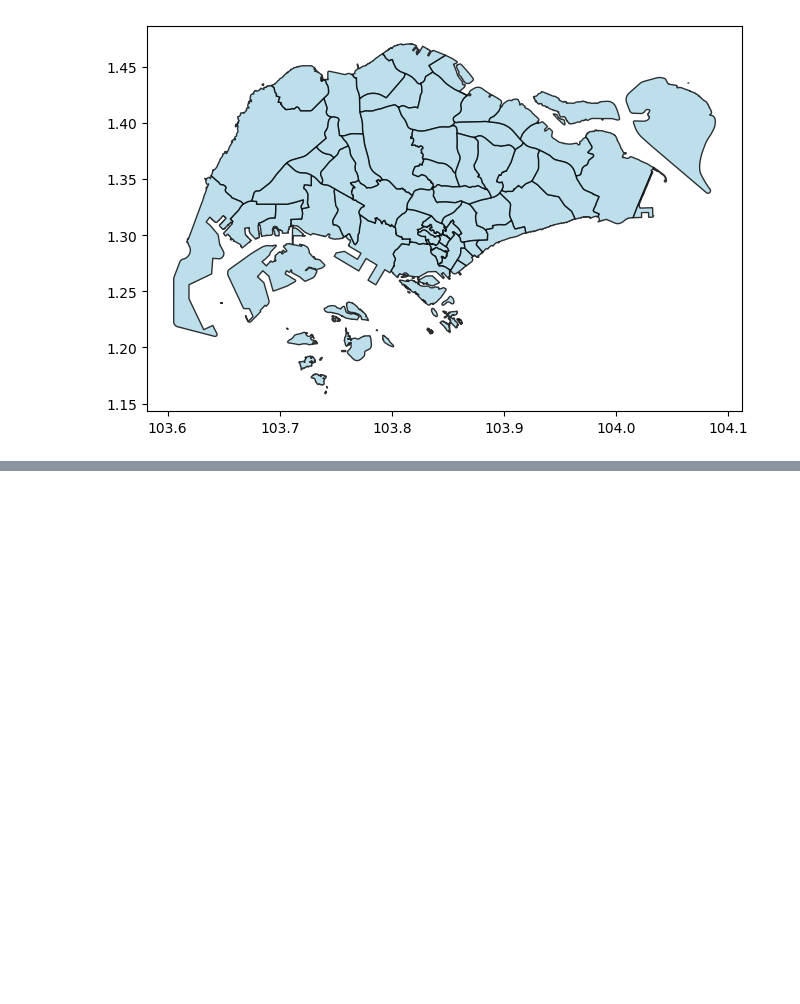
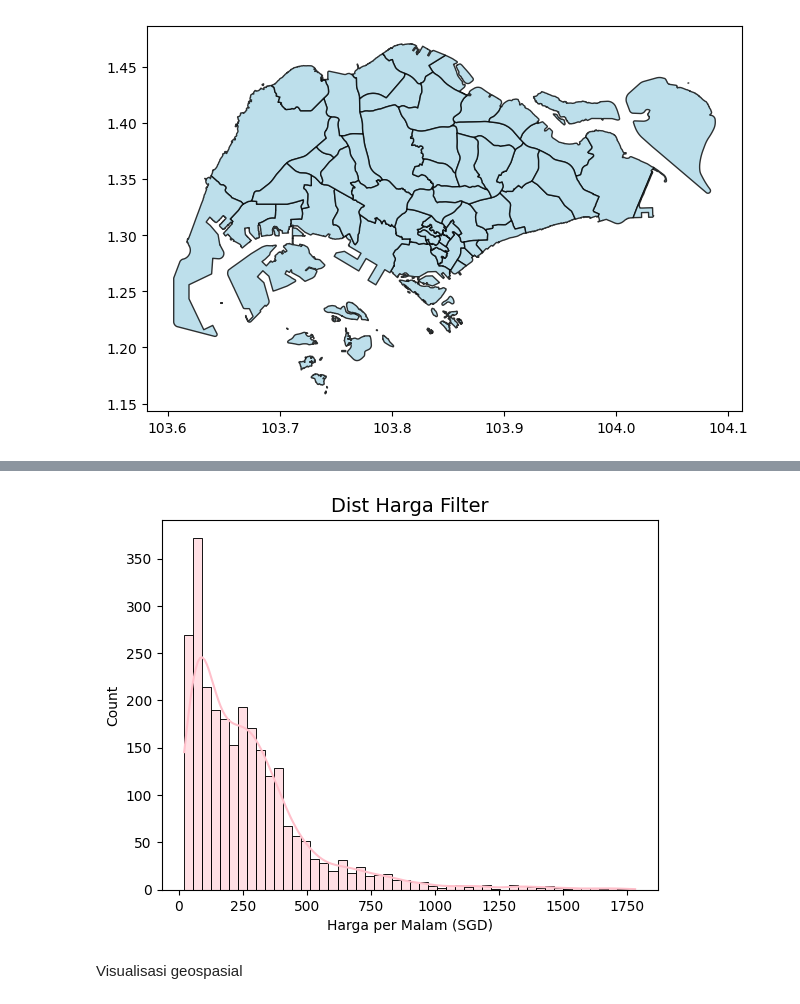
Before and after one commit to gacoanphilia/redo-tsdw, a Jupyter notebook: notebook_analysis.ipynb, the cells around one changed output, grey strips where cells are left out. Cells and saved outputs as stored; diff of their text form; code cells hidden in the pictures; blank space fills up the shorter version.

```diff
--- a/notebook_analysis.ipynb
+++ b/notebook_analysis.ipynb
@@ -90,0 +213,11 @@ plt.show()
+# %%
+df_bersih = listings[
+    (listings['price_bersih'] > 20) &
+    (listings['price_bersih'] < 2000)
+].copy()
+
+print("Data Awal", listings.shape[0])
+print("Data Awal", df_bersih.shape[0])
+print("Dibuang", listings.shape[0] - df_bersih.shape[0])
+
+print(df_bersih['price_bersih'].describe())
@@ -90,0 +237,9 @@ plt.show()
+# %%
+sns.histplot(df_bersih['price_bersih'], bins = 50, kde = True, color = 'pink')
+plt.title('Dist Harga Filter', fontsize = 14)
+plt.xlabel('Harga per Malam (SGD)')
+plt.show()
+# %% [output]
+[figure, added]
+# %% [markdown]
+Visualisasi geospasial
```
Also changed, not shown: parts of 11 cells of this notebook.
